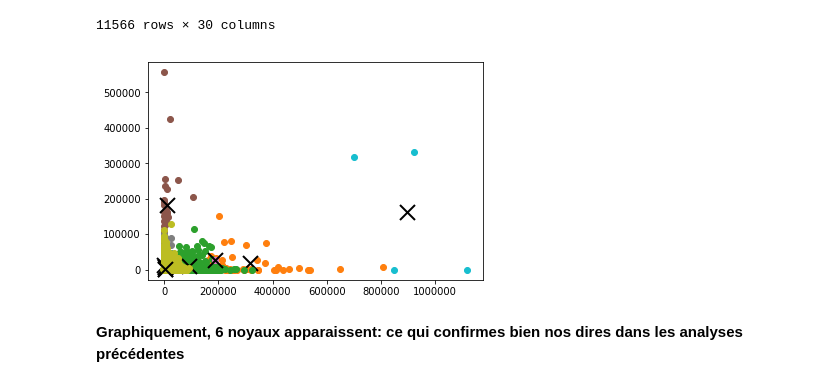
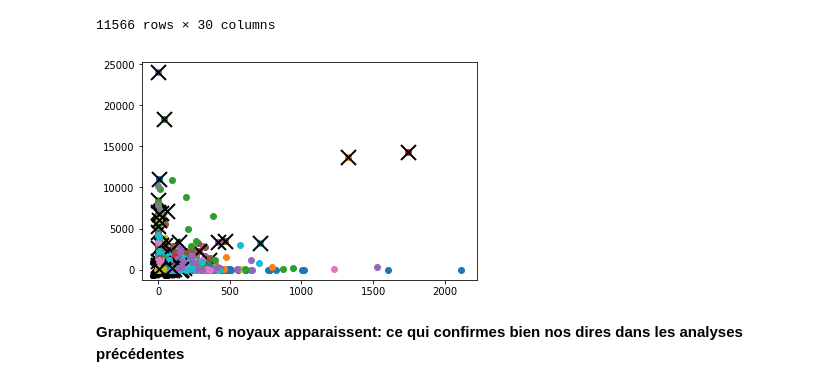
Before and after one commit to MadDoxXimba/projetEntrepot, a Jupyter notebook: NotebookJYC.ipynb, the cells around one changed output. Cells and saved outputs as stored; diff of their text form; code cells hidden in the pictures.

```diff
--- a/NotebookJYC.ipynb
+++ b/NotebookJYC.ipynb
@@ -399,25 +399,40 @@ dataManager3.getDataframe()
 | 11564 | 493.61 | 0.00 | 0.00 | 0.00 | 0.00 | 33.08 | 48.35 | 1006.65 | 43.02 | 0 | ... | ... |
 | 11565 | 0.00 | 0.00 | 0.00 | 777.38 | 2886.08 | 1726.50 | 267.37 | 0.00 | 89.38 | 0 | ... | ... |
 11566 rows × 30 columns
+# %%
+# takes a pandas dataframe as argument
+def centerReduce(data):
+    result = data
+    colsMedian = data.quantile(.5)
+    colsQuantile3 = data.quantile(.75)
+    colsQuantile1 = data.quantile(.25)
+    colIndex = 0
+    for column in result:
+        for i in range(0, len(result[column]) - 1):
+            data.iloc[i, test.columns.get_loc(column)] = (data.iloc[i, test.columns.get_loc(column)] - colsMedian[colIndex]) / (1 + 0.5 * (colsQuantile3[colIndex] - colsQuantile1[colIndex]))
+        colIndex = colIndex + 1
+    return data
+normalizedData = centerReduce(dataManager3.getDataframe())
 # %%
-k = 10
-kmean_data = dataManager3.getDataframe().as_matrix()
+k = 200
+#kmean_data = dataManager3.getDataframe().as_matrix()
+kmean_data = normalizedData.as_matrix()
 kmeans = KMeans(n_clusters=k, random_state=0).fit(kmean_data)
 labels = kmeans.labels_
 centroids = kmeans.cluster_centers_
 
 for i in range(k):
     # select only data observations with cluster label == i
     ds = kmean_data[np.where(labels==i)]
     # plot the data observations
     pyplot.plot(ds[:,0],ds[:,1],'o')
     # plot the centroids
     lines = pyplot.plot(centroids[i,0],centroids[i,1],'kx')
     # make the centroid x's bigger
     pyplot.setp(lines,ms=15.0)
     pyplot.setp(lines,mew=2.0)
 pyplot.show()
 # %% [output]
-[figure, old version]
+[figure, new version]
 # %% [markdown]
 <strong>Graphiquement, 6 noyaux apparaissent: ce qui confirmes bien nos dires dans les analyses précédentes</strong>
```
Also changed, not shown: 1 other file.
